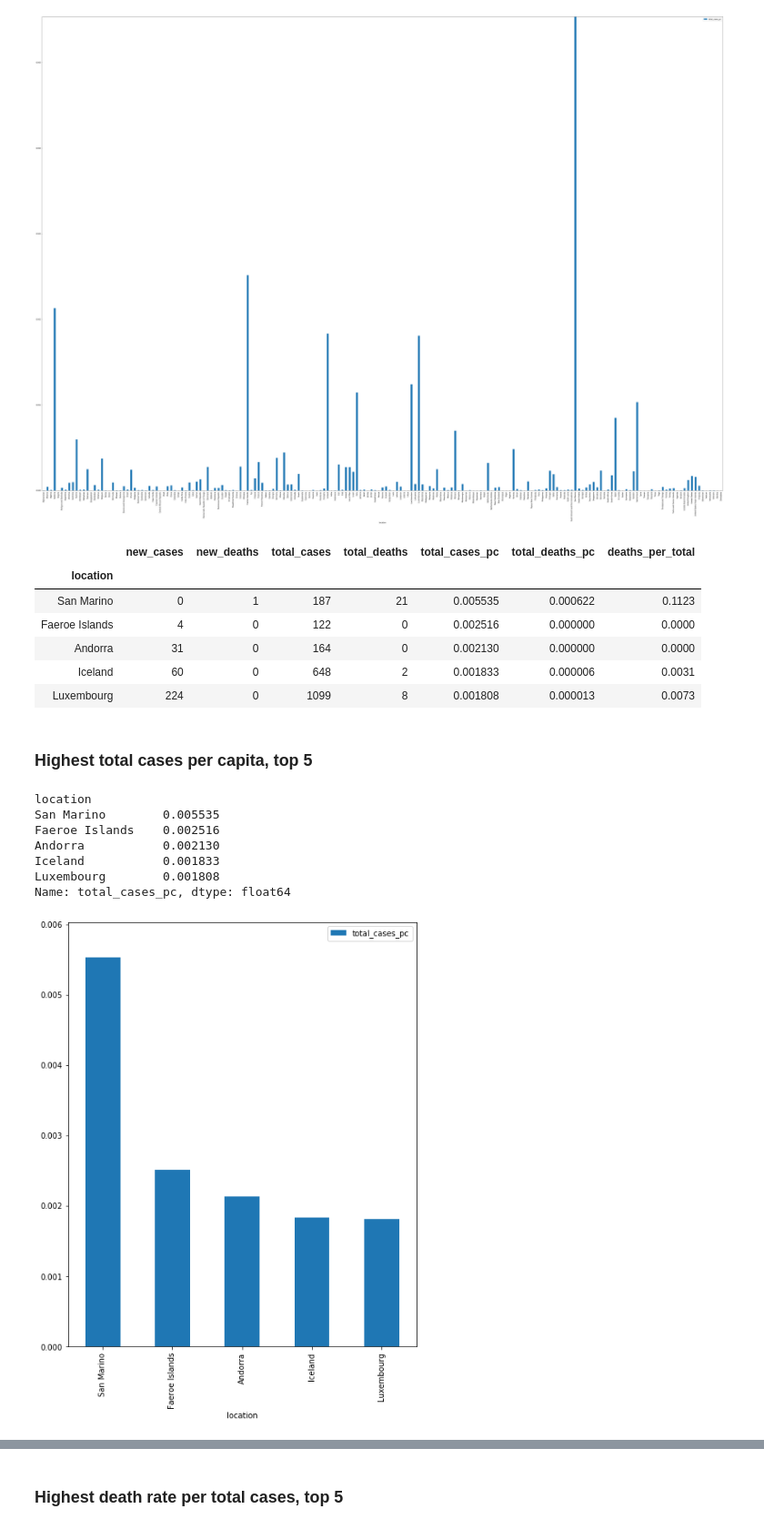
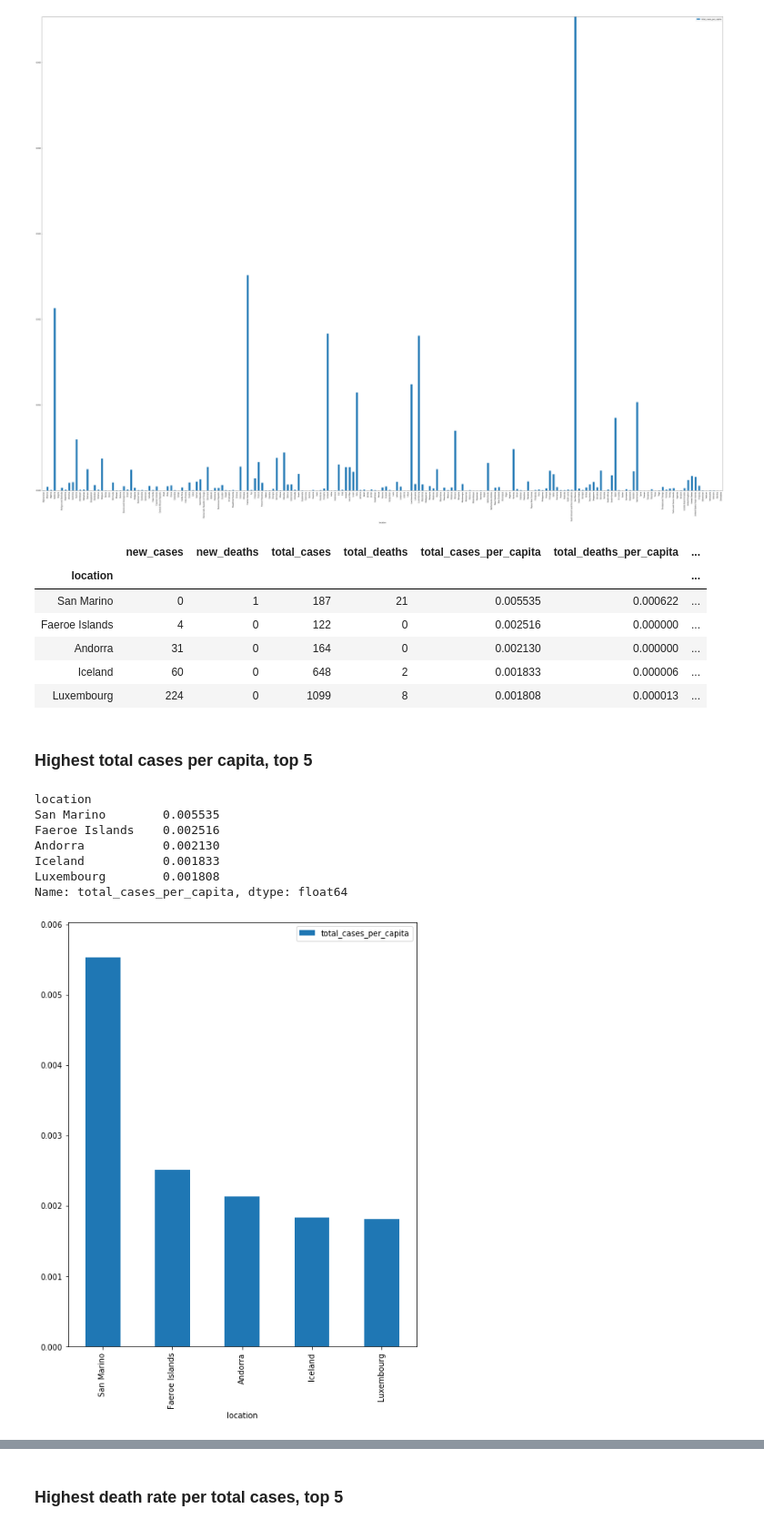
Before and after one commit to ambreen2006/Covid-19-Analysis, a Jupyter notebook: Covid-19-per-capita.ipynb, the cells around one changed output, grey strips where cells are left out. Shown at 91% size. Drawn from its saved outputs; the diff is of its cells as text; code cells hidden in the pictures.

```diff
--- a/Covid-19-per-capita.ipynb
+++ b/Covid-19-per-capita.ipynb
@@ -137,8 +137,8 @@ data[data.index.isin(population.index) == False]
 | Taiwan | 21 | 0 | 216 | 2 |
 | Vatican | 0 | 0 | 1 | 0 |
 # %%
-data['total_cases_pc'] = data['total_cases'].div(data.index.map(population['2018']))
-data['total_deaths_pc'] = data['total_deaths'].div(data.index.map(population['2018']))
+data['total_cases_per_capita'] = data['total_cases'].div(data.index.map(population['2018']))
+data['total_deaths_per_capita'] = data['total_deaths'].div(data.index.map(population['2018']))
 data['deaths_per_total'] = data['total_deaths'].div(data['total_cases'])
 data['deaths_per_total'] = data['deaths_per_total'].round(decimals = 4)
 data.head()
@@ -170,20 +170,20 @@ plt.savefig('all_rows.png')
 # %% [output]
 [figure]
 # %%
-largest5 = data.nlargest(5, 'total_cases_pc')
+largest5 = data.nlargest(5, 'total_cases_per_capita')
 largest5
 # %% [output]
-|  | new_cases | new_deaths | total_cases | total_deaths | total_cases_pc | total_deaths_pc | deaths_per_total |
-| location |  |  |  |  |  |  |  |
-| San Marino | 0 | 1 | 187 | 21 | 0.005535 | 0.000622 | 0.1123 |
-| Faeroe Islands | 4 | 0 | 122 | 0 | 0.002516 | 0.000000 | 0.0000 |
-| Andorra | 31 | 0 | 164 | 0 | 0.002130 | 0.000000 | 0.0000 |
-| Iceland | 60 | 0 | 648 | 2 | 0.001833 | 0.000006 | 0.0031 |
-| Luxembourg | 224 | 0 | 1099 | 8 | 0.001808 | 0.000013 | 0.0073 |
+|  | new_cases | new_deaths | total_cases | total_deaths | total_cases_per_capita | total_deaths_per_capita | ... |
+| location |  |  |  |  |  |  | ... |
+| San Marino | 0 | 1 | 187 | 21 | 0.005535 | 0.000622 | ... |
+| Faeroe Islands | 4 | 0 | 122 | 0 | 0.002516 | 0.000000 | ... |
+| Andorra | 31 | 0 | 164 | 0 | 0.002130 | 0.000000 | ... |
+| Iceland | 60 | 0 | 648 | 2 | 0.001833 | 0.000006 | ... |
+| Luxembourg | 224 | 0 | 1099 | 8 | 0.001808 | 0.000013 | ... |
 # %% [markdown]
 ### Highest total cases per capita, top 5
 # %%
-largest5['total_cases_pc']
+largest5['total_cases_per_capita']
 # %% [output]
 location
 San Marino        0.005535
@@ -191,12 +191,12 @@ Faeroe Islands    0.002516
 Andorra           0.002130
 Iceland           0.001833
 Luxembourg        0.001808
-Name: total_cases_pc, dtype: float64
+Name: total_cases_per_capita, dtype: float64
 # %%
 total_cases_pc_fig = largest5.plot(kind='bar',
-                                   y = 'total_cases_pc',
-                                   ylim = (0, data['total_cases_pc'].max()+ 0.0005),
+                                   y = 'total_cases_per_capita',
+                                   ylim = (0, data['total_cases_per_capita'].max()+ 0.0005),
                                    figsize = (8, 10)).get_figure()
-plt.savefig('total_cases_pc.png')
+plt.savefig('total_cases_per_capita.png')
 # %% [output]
-[figure, old version]
+[figure, new version]
```
Also changed, not shown: parts of 14 cells of this notebook, 3 other files.
